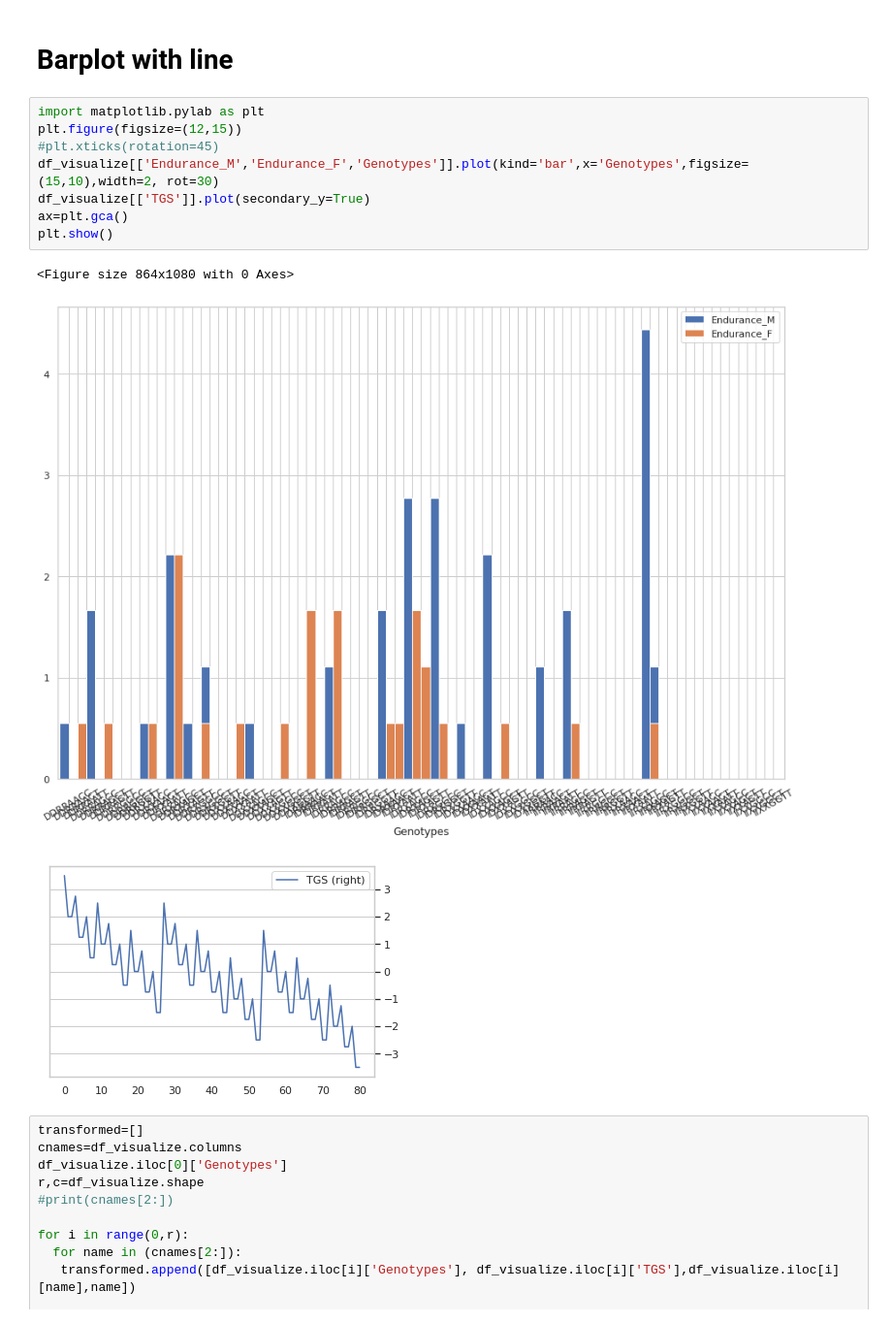
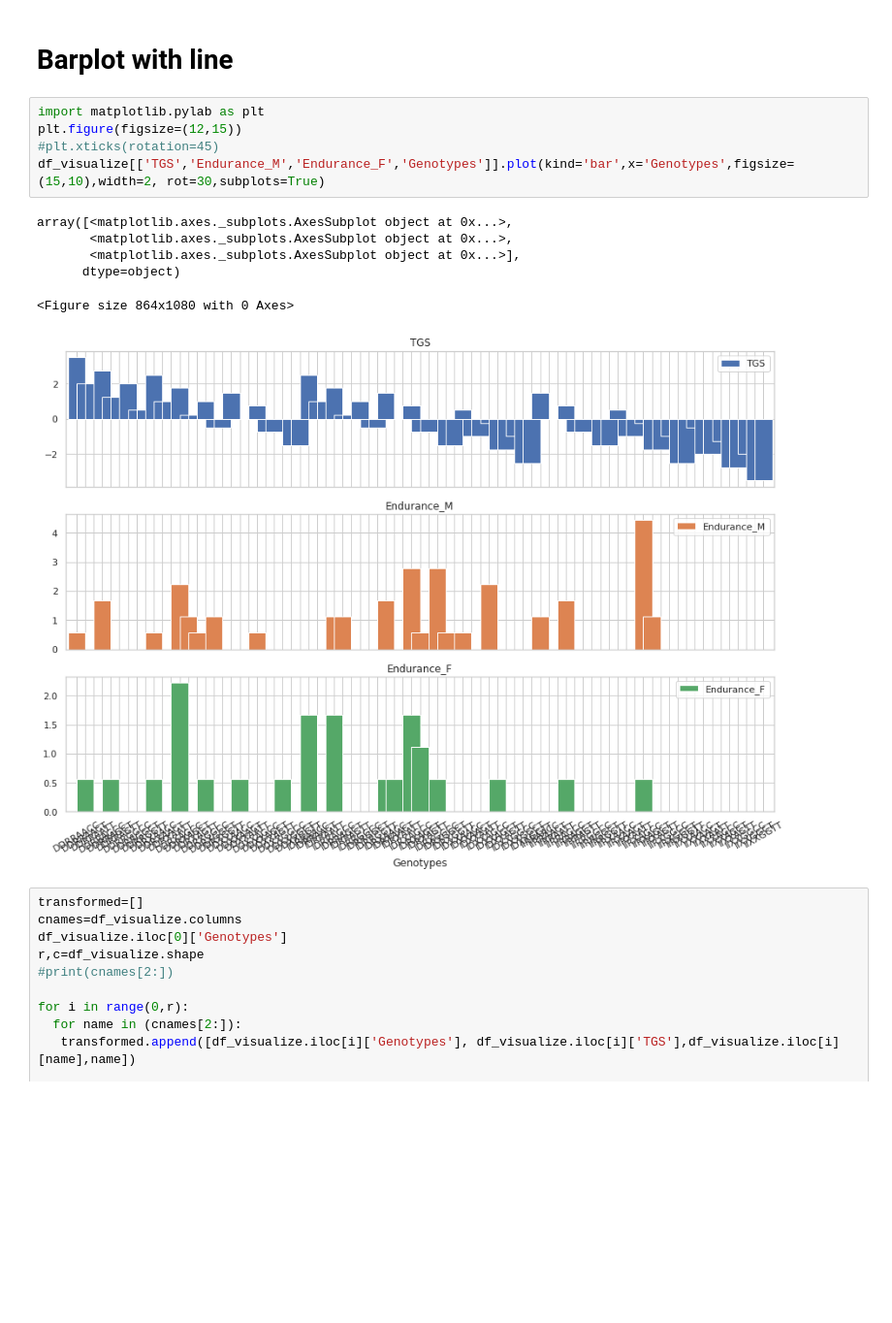
Before and after one commit to erinijapranckeviciene/ppolygenic, a Jupyter notebook: ppolygenic.ipynb, the cells around one changed output. Shown at 97% size. Cells and saved outputs as stored; diff of their text form; blank space fills up the shorter version.

```diff
--- a/ppolygenic.ipynb
+++ b/ppolygenic.ipynb
@@ -460,15 +460,15 @@ df_visualize.head()
 # %%
 import matplotlib.pylab as plt
 plt.figure(figsize=(12,15))
 #plt.xticks(rotation=45)
-df_visualize[['Endurance_M','Endurance_F','Genotypes']].plot(kind='bar',x='Genotypes',figsize=(15,10),width=2, rot=30)
-df_visualize[['TGS']].plot(secondary_y=True)
-ax=plt.gca()
-plt.show()
+df_visualize[['TGS','Endurance_M','Endurance_F','Genotypes']].plot(kind='bar',x='Genotypes',figsize=(15,10),width=2, rot=30,subplots=True)
 # %% [output]
-<Figure size 864x1080 with 0 Axes>
+array([<matplotlib.axes._subplots.AxesSubplot object at 0x...>,
+       <matplotlib.axes._subplots.AxesSubplot object at 0x...>,
+       <matplotlib.axes._subplots.AxesSubplot object at 0x...>],
+      dtype=object)
+<Figure size 864x1080 with 0 Axes>
-[figure, old version]
+[figure, new version]
-[figure, removed]
 # %%
 transformed=[]
 cnames=df_visualize.columns
```
